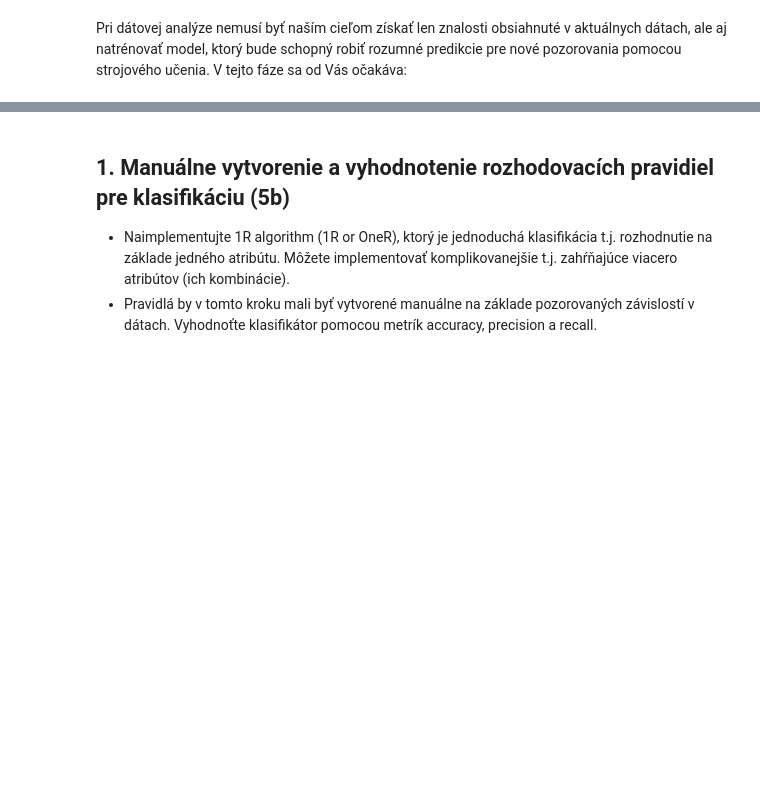
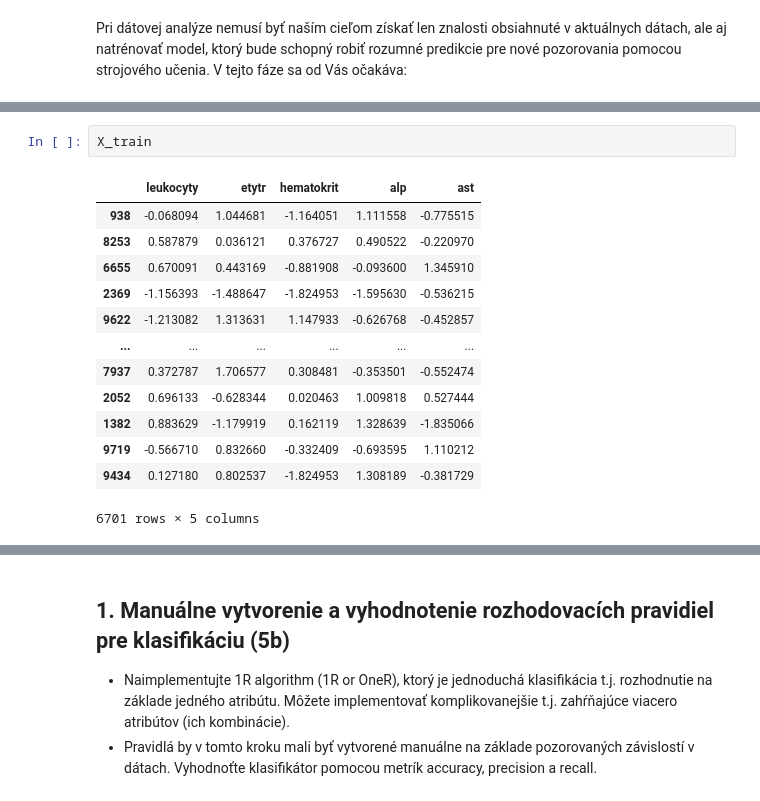
Before and after one commit to psmrecek/IAU-Projekt-ZS2021, a Jupyter notebook: Fáza 3 - Smreček.ipynb, the cells around one changed output, grey strips where cells are left out. Cells and saved outputs as stored; diff of their text form; blank space fills up the shorter version.

```diff
--- a/Fáza 3 - Smreček.ipynb
+++ b/Fáza 3 - Smreček.ipynb
@@ -5,0 +291,16 @@ V tejto fáze sa od Vás očakáva:
+# %%
+X_train
+# %% [output]
+|  | leukocyty | etytr | hematokrit | alp | ast |
+| 938 | -0.068094 | 1.044681 | -1.164051 | 1.111558 | -0.775515 |
+| 8253 | 0.587879 | 0.036121 | 0.376727 | 0.490522 | -0.220970 |
+| 6655 | 0.670091 | 0.443169 | -0.881908 | -0.093600 | 1.345910 |
+| 2369 | -1.156393 | -1.488647 | -1.824953 | -1.595630 | -0.536215 |
+| 9622 | -1.213082 | 1.313631 | 1.147933 | -0.626768 | -0.452857 |
+| ... | ... | ... | ... | ... | ... |
+| 7937 | 0.372787 | 1.706577 | 0.308481 | -0.353501 | -0.552474 |
+| 2052 | 0.696133 | -0.628344 | 0.020463 | 1.009818 | 0.527444 |
+| 1382 | 0.883629 | -1.179919 | 0.162119 | 1.328639 | -1.835066 |
+| 9719 | -0.566710 | 0.832660 | -0.332409 | -0.693595 | 1.110212 |
+| 9434 | 0.127180 | 0.802537 | -1.824953 | 1.308189 | -0.381729 |
+6701 rows × 5 columns
```
Also changed, not shown: parts of 20 cells of this notebook, 2 other files.
